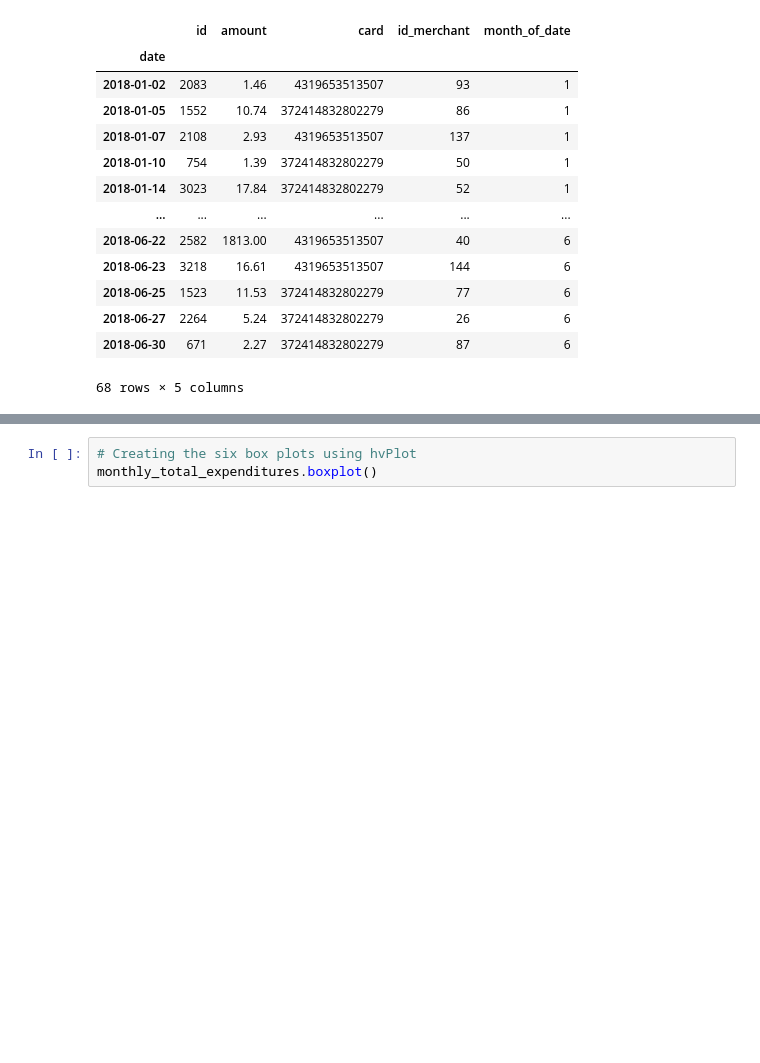
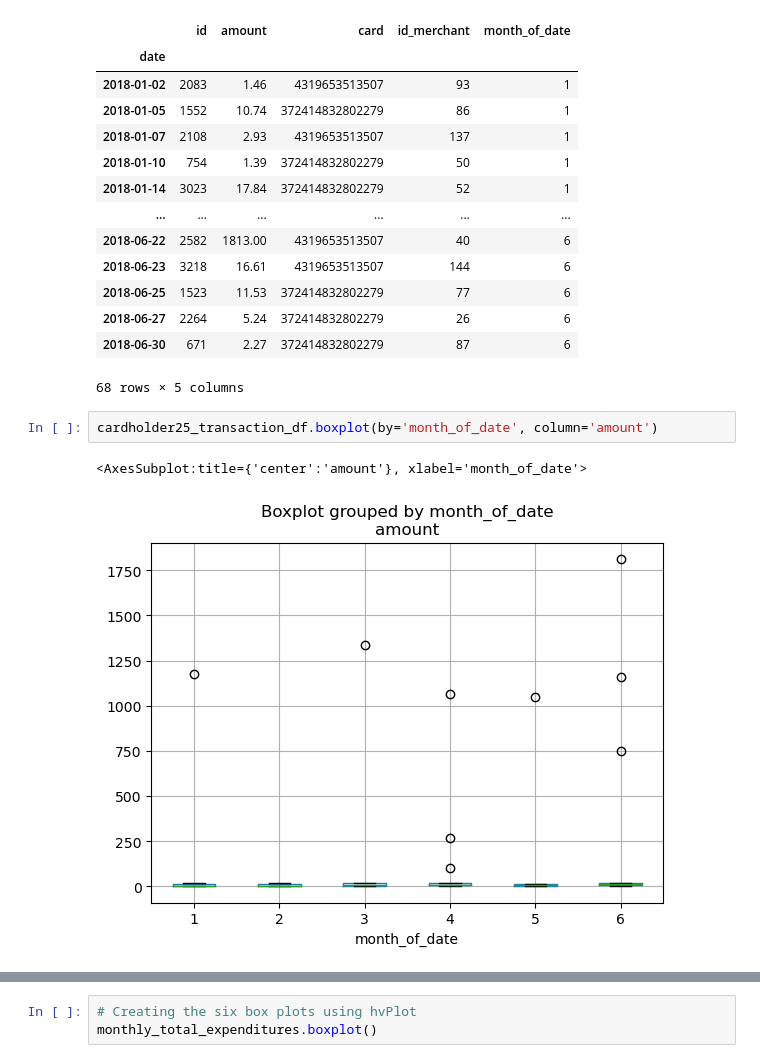
Before and after one commit to bweilers/SQL-homework, a Jupyter notebook: Starter_Files/visual_data_analysis.ipynb, the cells around one changed output, grey strips where cells are left out. Drawn from its saved outputs; the diff is of its cells as text; blank space fills up the shorter version.

```diff
--- a/Starter_Files/visual_data_analysis.ipynb
+++ b/Starter_Files/visual_data_analysis.ipynb
@@ -215,6 +215,11 @@ cardholder25_transaction_df
 | 2018-06-27 | 2264 | 5.24 | 372414832802279 | 26 | 6 |
 | 2018-06-30 | 671 | 2.27 | 372414832802279 | 87 | 6 |
 68 rows × 5 columns
+# %%
+cardholder25_transaction_df.boxplot(by='month_of_date', column='amount')
+# %% [output]
+<AxesSubplot:title={'center':'amount'}, xlabel='month_of_date'>
+[figure, added]
 # %%
 #Simplify
 simplified_25 = cardholder25_transaction_df.drop(columns=['id', 'card', 'id_merchant'])
```
Also changed, not shown: parts of 1 cell of this notebook.
